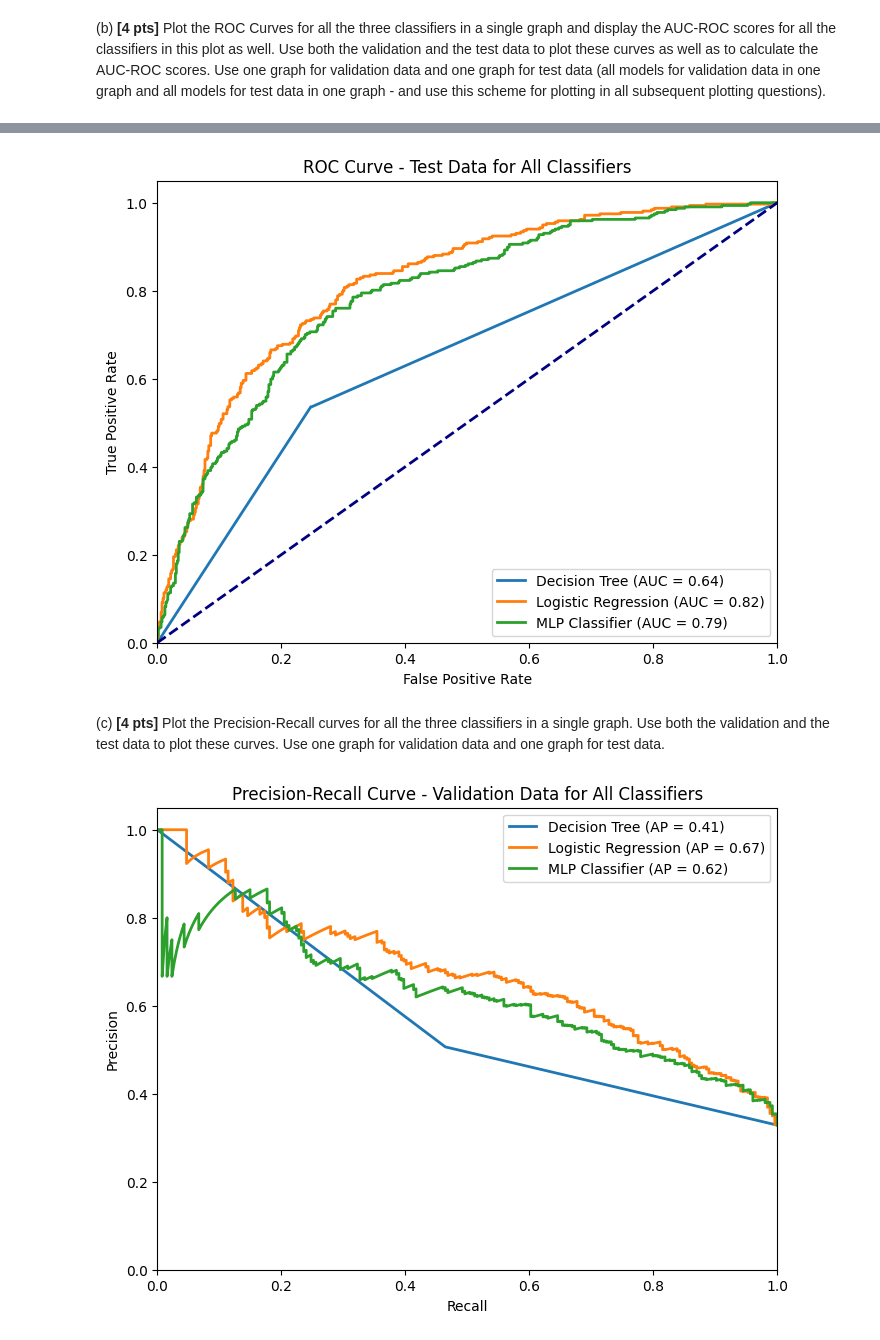
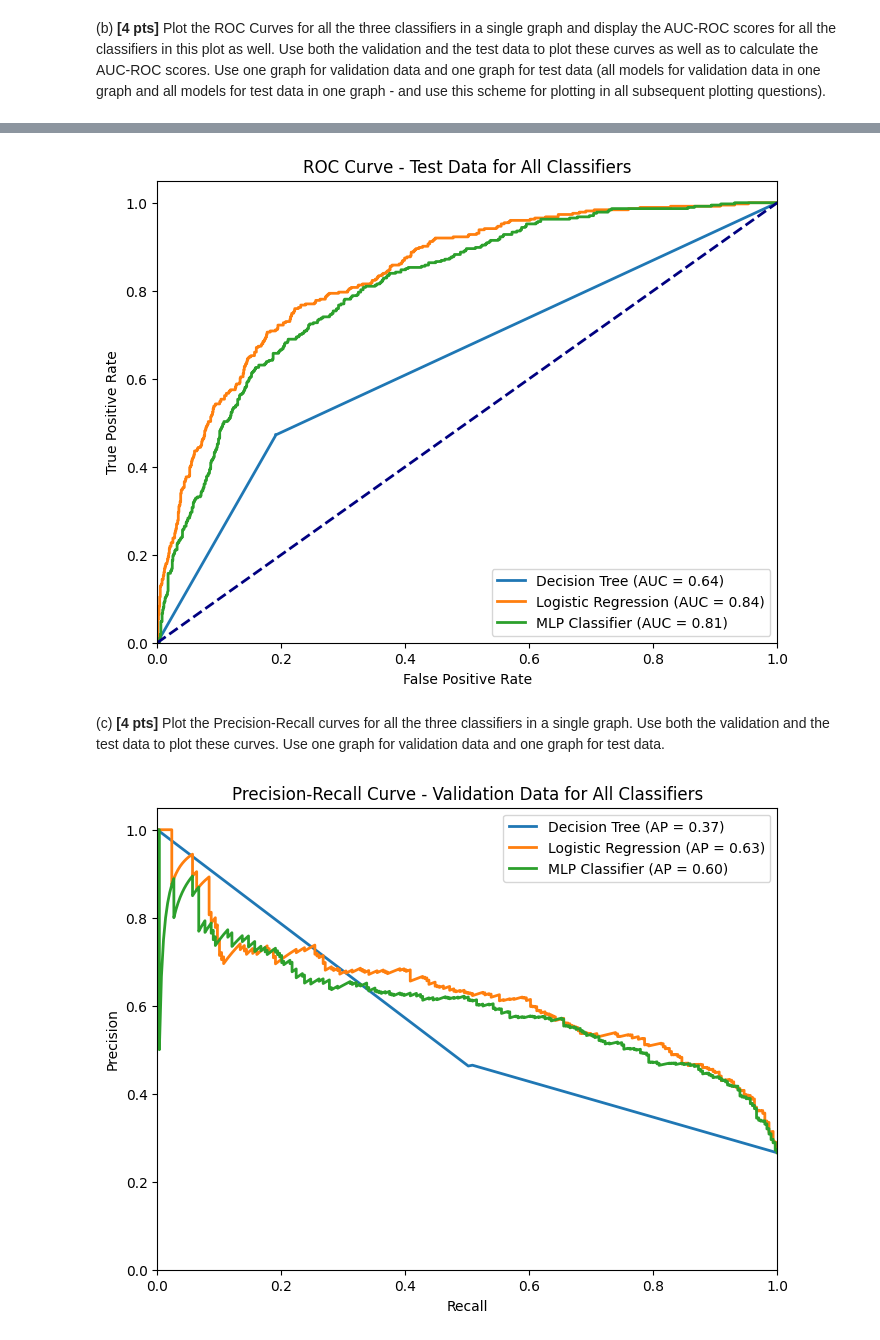
Before and after one commit to saiyam-shah/ml_ass4, a Jupyter notebook: HW_4-1.ipynb, the cells around one changed output, grey strips where cells are left out. Cells and saved outputs as stored; diff of their text form; code cells hidden in the pictures.

```diff
--- a/HW_4-1.ipynb
+++ b/HW_4-1.ipynb
@@ -558,9 +558,15 @@ PaymentMethod: ['Electronic check' 'Mailed check' 'Bank transfer (automatic)'
 Churn: ['No' 'Yes']
 # %% [markdown]
 ## [5 points] Data Preprocessing and Splitting
-# %%
-## CODE HERE ##
-df['MultipleLines'] = df['MultipleLines'].replace(['no internet service', 'no phone service'], 'No')
+# %%
+## CODE HERE ##
+df['MultipleLines'] = df['MultipleLines'].replace(['No internet service', 'No phone service'], 'No')
+df['OnlineSecurity'] = df['OnlineSecurity'].replace(['No internet service'], 'No')
+df['OnlineBackup'] = df['OnlineBackup'].replace(['No internet service'], 'No')
+df['DeviceProtection'] = df['DeviceProtection'].replace(['No internet service'], 'No')
+df['TechSupport'] = df['TechSupport'].replace(['No internet service'], 'No')
+df['StreamingTV'] = df['StreamingTV'].replace(['No internet service'], 'No')
+df['StreamingMovies'] = df['StreamingMovies'].replace(['No internet service'], 'No')
 # %% [markdown]
 (a) **[1 pt]** Convert all 'Yes' values to 1 and 'No' values to 0 <br>
 (b) **[1 pt]** Convert all  'Female' values to 1 and 'Male' values to 0
@@ -571,8 +577,8 @@ yes_no_columns = ['Partner','Dependents','PhoneService','MultipleLines','OnlineS
                   'DeviceProtection','TechSupport','StreamingTV','StreamingMovies','PaperlessBilling','Churn']
 
 for column in yes_no_columns:
-    df[column] = df[column].map({'Yes': 1, 'No': 0})
-df['gender'] = df['gender'].map({'Female': 1, 'Male': 0})
+    df[column] = df[column].replace({'Yes': 1, 'No': 0})
+df['gender'] = df['gender'].replace({'Female': 1, 'Male': 0})
 # %% [markdown]
 (c) **[1 pt]** Perform one-hot encoding on the folowing columns: 'InternetService', 'Contract', 'PaymentMethod'
 # %%
@@ -604,7 +610,7 @@ y = df2['Churn']
 
 # Write code to make train and test splits
 ## START CODE ##
-X_train, X_test, y_train, y_test = train_test_split(df2.drop('Churn', axis=1), df2['Churn'], test_size=0.20, random_state=15, stratify=df2['Churn'])
+X_train, X_test, y_train, y_test = train_test_split(X, y, test_size=0.20, random_state=15, stratify=df2['Churn'])
 ## END CODE ##
 # %%
 # Write code to make train and validation splits
@@ -750,7 +771,7 @@ ax.legend(loc='lower right')
 
 plt.show()
 # %% [output]
-[figure, old version]
+[figure, new version]
 # %% [markdown]
 (c) **[4 pts]** Plot the Precision-Recall curves for all the three classifiers in a single graph. Use both the validation and the test data to plot these curves. Use one graph for validation data and one graph for test data.
 # %%
@@ -760,35 +781,35 @@ from sklearn.metrics import precision_recall_curve, PrecisionRecallDisplay
 
 import matplotlib.pyplot as plt
 from sklearn.metrics import precision_recall_curve, average_precision_score
 
 # Create a single plot for the Precision-Recall curves of all three classifiers on the validation set
 fig, ax = plt.subplots(figsize=(8, 6))
 
 # Decision Tree
 precision_decision_tree, recall_decision_tree, _ = precision_recall_curve(y_val, y_pred_decision_tree)
-ap_decision_tree = average_precision_score(y_val, y_pred_decision_tree)
+ap_decision_tree = PrecisionRecallDisplay(y_val, y_pred_decision_tree)
 ax.plot(recall_decision_tree, precision_decision_tree, lw=2, label=f'Decision Tree (AP = {ap_decision_tree:.2f})')
 
 # Logistic Regression
 precision_logistic_regression, recall_logistic_regression, _ = precision_recall_curve(y_val, y_pred_logistic_regression)
 ap_logistic_regression = average_precision_score(y_val, y_pred_logistic_regression)
 ax.plot(recall_logistic_regression, precision_logistic_regression, lw=2, label=f'Logistic Regression (AP = {ap_logistic_regression:.2f})')
 
 # MLP Classifier
 precision_mlp_classifier, recall_mlp_classifier, _ = precision_recall_curve(y_val, y_pred_mlp_classifier)
 ap_mlp_classifier = average_precision_score(y_val, y_pred_mlp_classifier)
 ax.plot(recall_mlp_classifier, precision_mlp_classifier, lw=2, label=f'MLP Classifier (AP = {ap_mlp_classifier:.2f})')
 
 ax.set_xlim([0.0, 1.0])
 ax.set_ylim([0.0, 1.05])
 ax.set_xlabel('Recall')
 ax.set_ylabel('Precision')
 ax.set_title('Precision-Recall Curve - Validation Data for All Classifiers')
 ax.legend(loc='upper right')
 
 plt.show()
 # %% [output]
-[figure, old version]
+[figure, new version]
 # %%
 import matplotlib.pyplot as plt
 from sklearn.metrics import precision_recall_curve, average_precision_score
```
Also changed, not shown: parts of 5 cells of this notebook.
